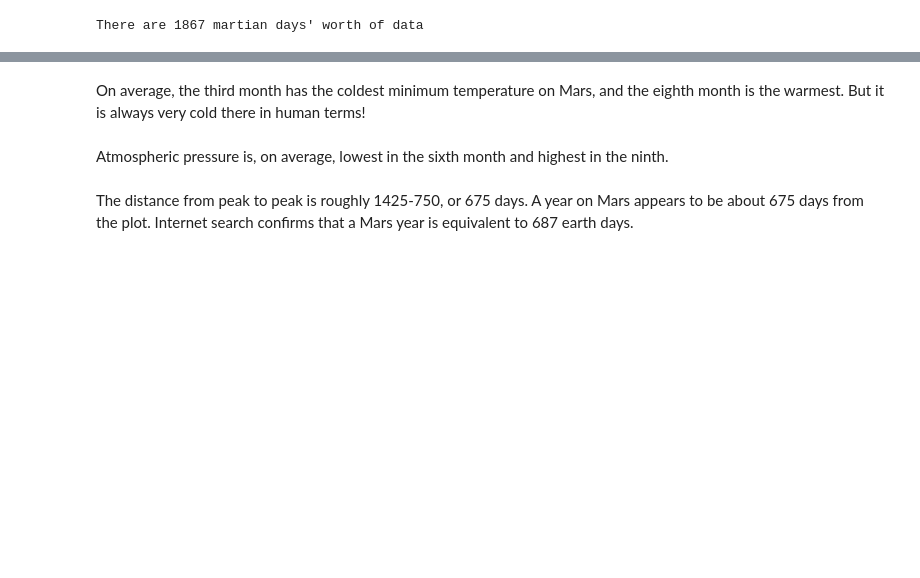
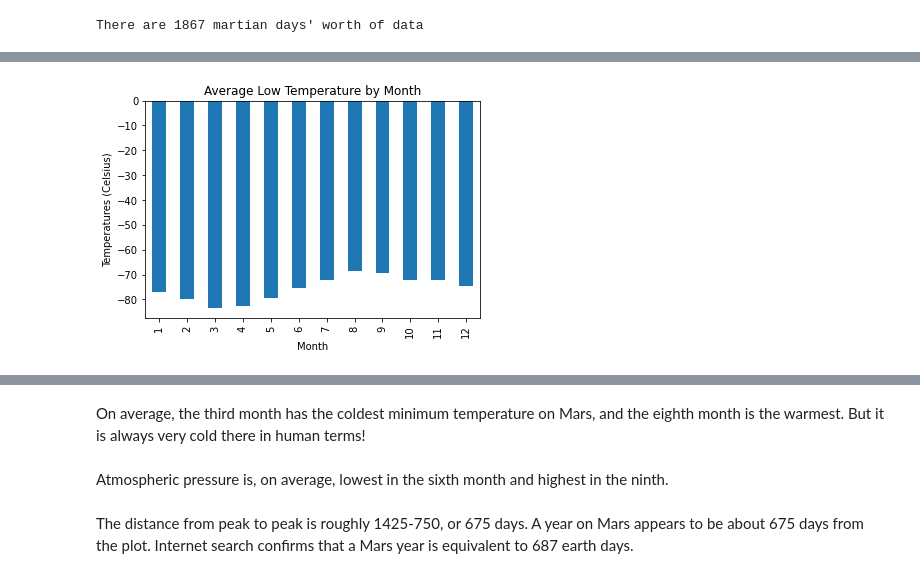
Before and after one commit to AlejandroChavezA00571497/web-scraping-challenge, a Jupyter notebook: Main_part_2_mars_weather.ipynb, the cells around one changed output, grey strips where cells are left out. Saved outputs shown, nothing was run; the diff lists cells and outputs as text; code cells hidden in the pictures; blank space fills up the shorter version.

```diff
--- a/Main_part_2_mars_weather.ipynb
+++ b/Main_part_2_mars_weather.ipynb
@@ -205,3 +205,6 @@ print(f"There are {martian_days_count} martian days' worth of data")
 There are 1867 martian days' worth of data
 # %%
 # 3. What is the average low temperature by month?
+
+avg_low_temp = mars_weather_df["min_temp"].groupby(mars_weather_df["month"]).mean()
+avg_low_temp
@@ -208,2 +226,6 @@ There are 1867 martian days' worth of data
 # %%
 # Plot the average temperature by month
+avg_low_temp.plot(kind = "bar", title = "Average Low Temperature by Month", ylabel = "Temperatures (Celsius)", xlabel = "Month")
+plt.show()
+# %% [output]
+[figure, added]
```
Also changed, not shown: parts of 6 cells of this notebook, 1 other file.
